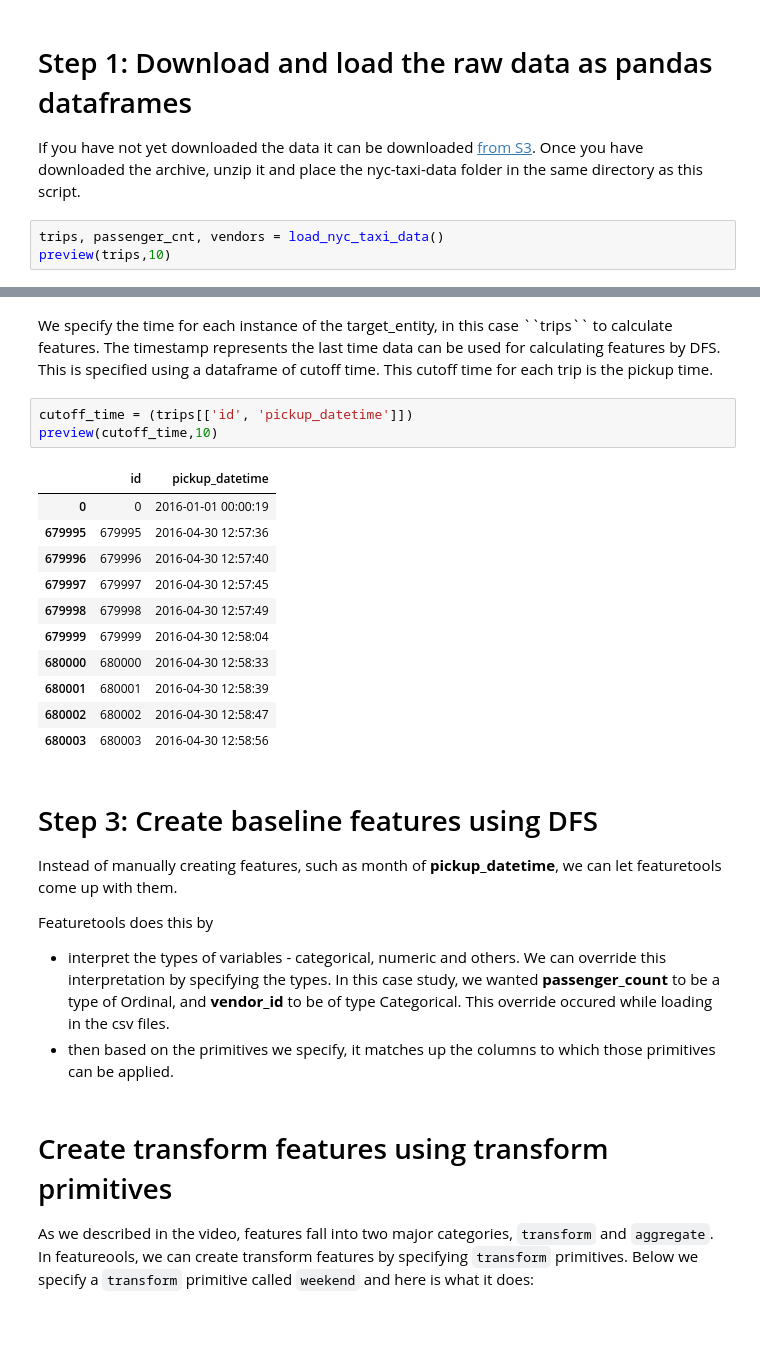
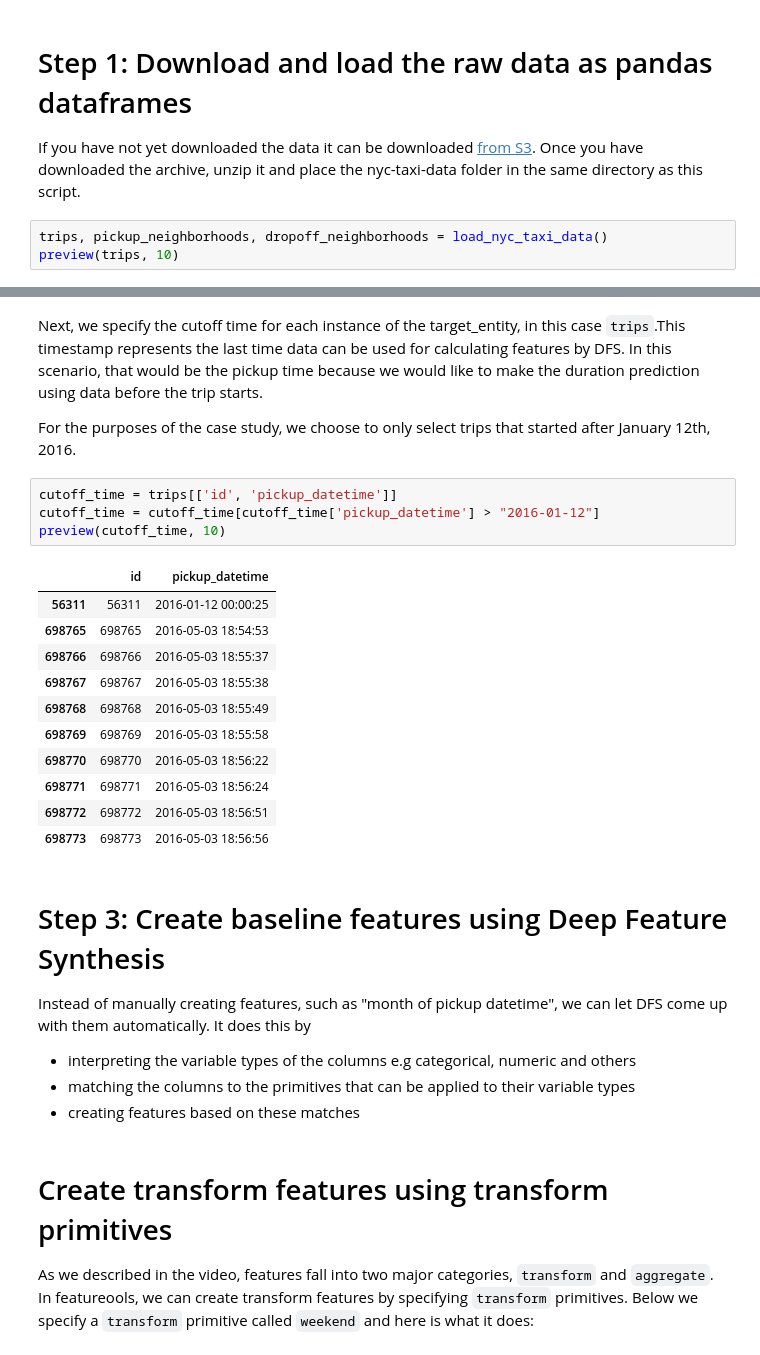
Before and after one commit to alteryx/DSx, a Jupyter notebook: NewYorkCity_taxi_case_study.ipynb, the cells around one changed output, grey strips where cells are left out. Saved outputs shown, nothing was run; the diff lists cells and outputs as text; blank space fills up the shorter version.

```diff
--- a/NewYorkCity_taxi_case_study.ipynb
+++ b/NewYorkCity_taxi_case_study.ipynb
@@ -35,8 +33,8 @@ ft.__version__
 <p>If you have not yet downloaded the data it can be downloaded <a href="https://s3.amazonaws.com/mit-dsx-data/nyc-taxi-data.zip">from S3</a>. Once you have downloaded the archive, unzip it and place the nyc-taxi-data folder in the same directory as this script.
 </p>
 # %%
-trips, passenger_cnt, vendors = load_nyc_taxi_data()
-preview(trips,10)
+trips, pickup_neighborhoods, dropoff_neighborhoods = load_nyc_taxi_data()
+preview(trips, 10)
 # %% [output]
 |  | id | vendor_id | pickup_datetime | dropoff_datetime | passenger_count | trip_distance | ... |
 | 0 | 0 | 2 | 2016-01-01 00:00:19 | 2016-01-01 00:06:31 | 3 | 1.32 | ... |
@@ -87,27 +87,30 @@ relationships = [("vendors", "vendor_id","trips", "vendor_id"),
 # %% [markdown]
-<p>We specify the time for each instance of the target_entity, in this case ``trips`` to calculate features. The timestamp represents the last time data can be used for calculating features by DFS. This is specified using a dataframe of cutoff time. This cutoff time for each trip is the pickup time.</p>
+Next, we specify the cutoff time for each instance of the target_entity, in this case ``trips``.This timestamp represents the last time data can be used for calculating features by DFS. In this scenario, that would be the pickup time because we would like to make the duration prediction using data before the trip starts.
+
+For the purposes of the case study, we choose to only select trips that started after January 12th, 2016.
 # %%
-cutoff_time = (trips[['id', 'pickup_datetime']])
-preview(cutoff_time,10)
+cutoff_time = trips[['id', 'pickup_datetime']]
+cutoff_time = cutoff_time[cutoff_time['pickup_datetime'] > "2016-01-12"]
+preview(cutoff_time, 10)
 # %% [output]
 |  | id | pickup_datetime |
-| 0 | 0 | 2016-01-01 00:00:19 |
-| 679995 | 679995 | 2016-04-30 12:57:36 |
-| 679996 | 679996 | 2016-04-30 12:57:40 |
-| 679997 | 679997 | 2016-04-30 12:57:45 |
-| 679998 | 679998 | 2016-04-30 12:57:49 |
-| 679999 | 679999 | 2016-04-30 12:58:04 |
-| 680000 | 680000 | 2016-04-30 12:58:33 |
-| 680001 | 680001 | 2016-04-30 12:58:39 |
-| 680002 | 680002 | 2016-04-30 12:58:47 |
-| 680003 | 680003 | 2016-04-30 12:58:56 |
+| 56311 | 56311 | 2016-01-12 00:00:25 |
+| 698765 | 698765 | 2016-05-03 18:54:53 |
+| 698766 | 698766 | 2016-05-03 18:55:37 |
+| 698767 | 698767 | 2016-05-03 18:55:38 |
+| 698768 | 698768 | 2016-05-03 18:55:49 |
+| 698769 | 698769 | 2016-05-03 18:55:58 |
+| 698770 | 698770 | 2016-05-03 18:56:22 |
+| 698771 | 698771 | 2016-05-03 18:56:24 |
+| 698772 | 698772 | 2016-05-03 18:56:51 |
+| 698773 | 698773 | 2016-05-03 18:56:56 |
 # %% [markdown]
-# Step 3: Create baseline features using DFS
-<p>Instead of manually creating features, such as month of <b>pickup_datetime</b>, we can let featuretools come up with them. </p>
+# Step 3: Create baseline features using Deep Feature Synthesis
 
-Featuretools does this by
-* interpret the types of variables - categorical, numeric and others. We can override this interpretation by specifying the types. In this case study, we wanted <b>passenger_count</b> to be a type of Ordinal, and <b>vendor_id</b> to be of type Categorical. This override occured while loading in the csv files.</p>
-* then based on the primitives we specify, it matches up the columns to which those primitives can be applied.
+Instead of manually creating features, such as "month of pickup datetime", we can let DFS come up with them automatically. It does this by
+* interpreting the variable types of the columns e.g categorical, numeric and others
+* matching the columns to the primitives that can be applied to their variable types
+* creating features based on these matches
 # %% [markdown]
 # Create transform features using transform primitives
 
```
Also changed, not shown: parts of 36 cells of this notebook, 6 other files.
